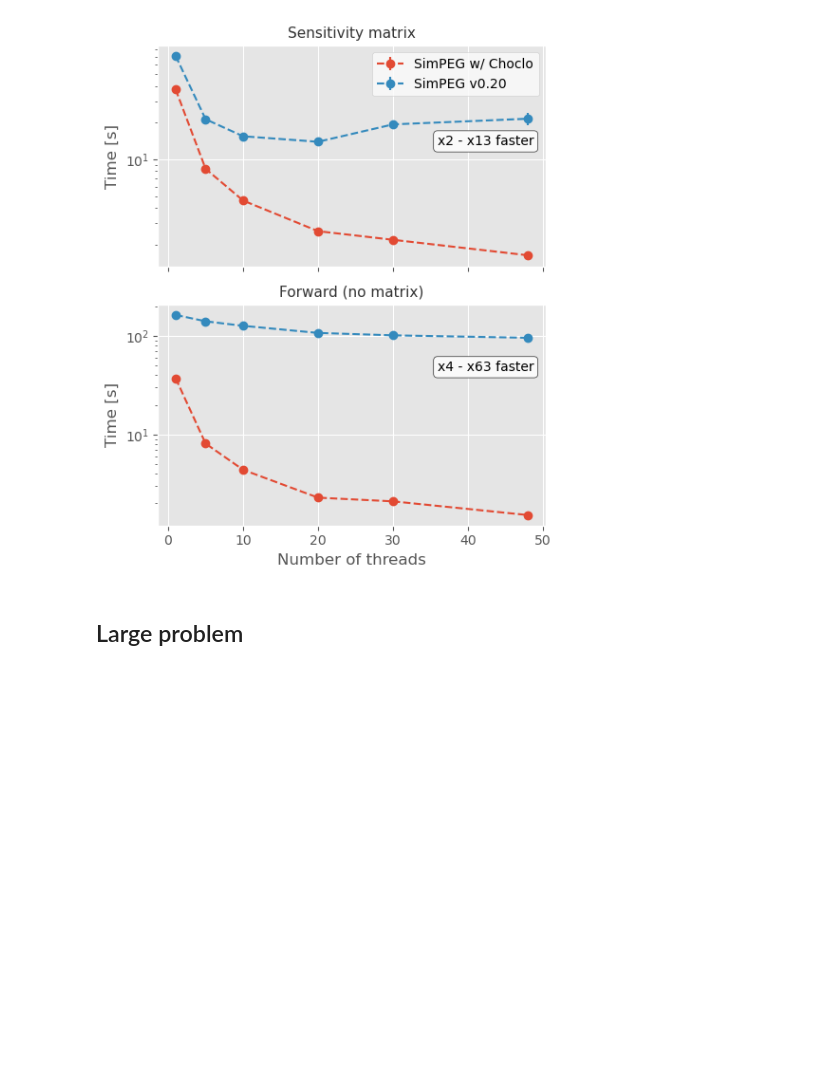
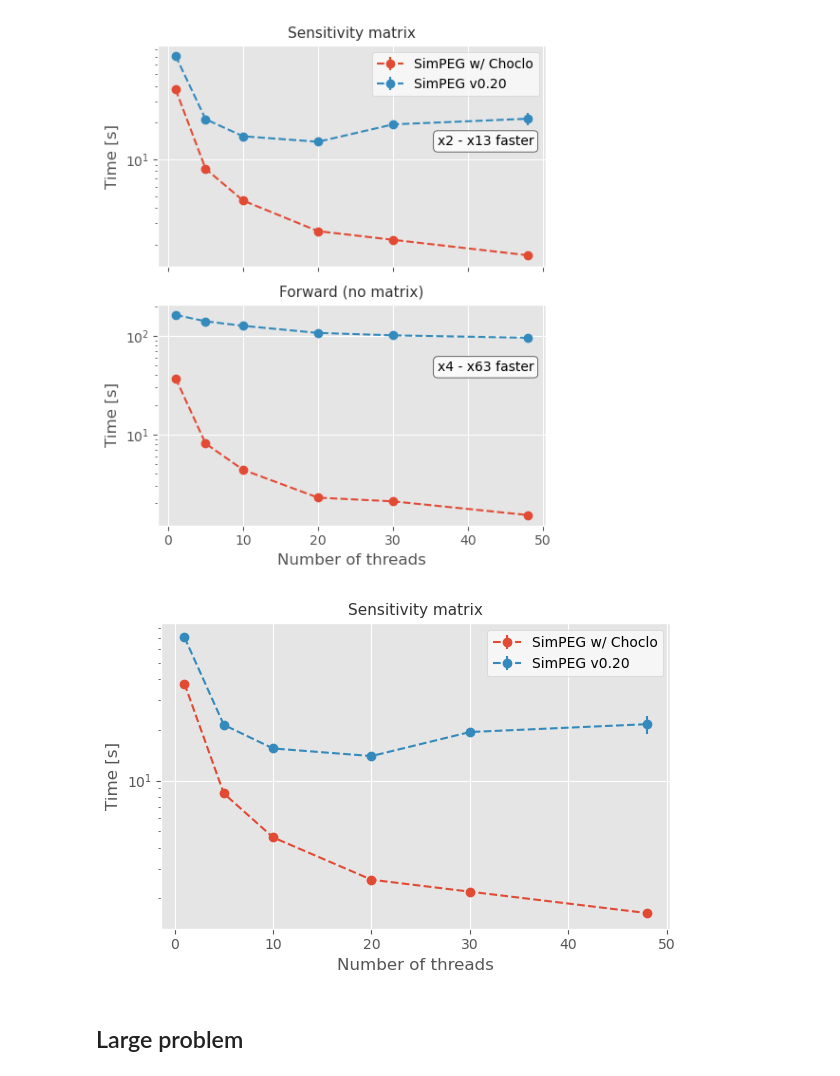
Before and after one commit to santisoler/simpeg-benchmarks-gravity, a Jupyter notebook: notebooks/99-figures.ipynb, the cells around one changed output. Cells and saved outputs as stored; diff of their text form; code cells hidden in the pictures; blank space fills up the shorter version.

Commit message:
Plot benchmarks against n_processes only for sensitivites

```diff
--- a/notebooks/99-figures.ipynb
+++ b/notebooks/99-figures.ipynb
@@ -532,6 +532,37 @@ plt.savefig(figs_dir / "benchmark_n-processes.png", dpi=figs_dpi)
 plt.show()
 # %% [output]
 [figure]
+# %%
+figsize = (6, 4)
+fig, ax = plt.subplots(figsize=figsize)
+simulation_type = "ram"
+
+for engine in dataset.engine:
+    results = dataset.sel(engine=engine, simulation_type=simulation_type)
+
+    ax.errorbar(
+        x=results.n_processes,
+        y=results.times,
+        yerr=results.errors,
+        marker="o",
+        linestyle="dashed",
+        label=engine_to_str[str(engine.values)],
+    )
+ax.set_title("Sensitivity matrix")
+ax.set_xlabel("Number of threads")
+ax.set_ylabel("Time [s]")
+
+# Add legend
+ax.legend(loc="upper right")
+ax.set_yscale("log")
+
+plt.tight_layout()
+
+plt.savefig(figs_dir / "benchmark_n-processes-sensitivities.png", dpi=figs_dpi)
+
+plt.show()
+# %% [output]
+[figure, added]
 # %% [markdown]
 ## Large problem
 # %%
```
Also changed, not shown: parts of 4 cells of this notebook, 1 other file.
